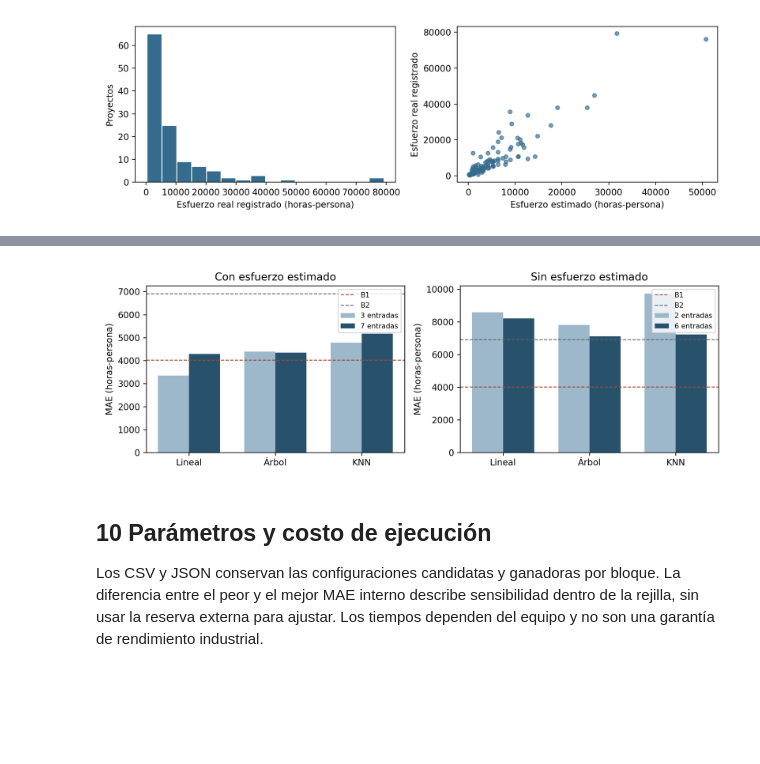
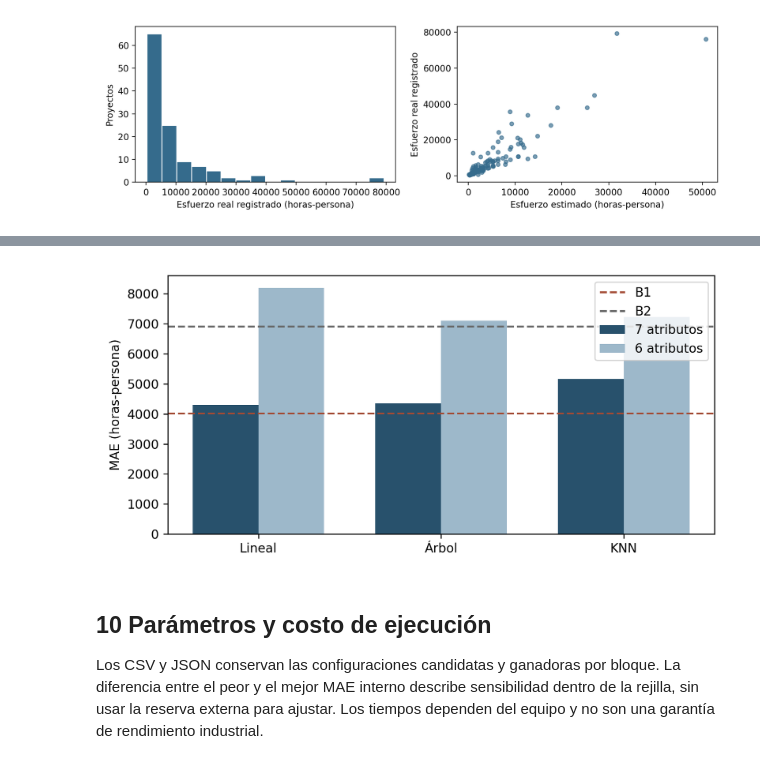
Before and after one commit to Gabr12l/ta-ia-grupo1-estimacion-esfuerzo-seera, a Jupyter notebook: Grupo1-TA-Experimentos.ipynb, the cells around one changed output, grey strips where cells are left out. Cells and saved outputs as stored; diff of their text form; code cells hidden in the pictures; blank space fills up the shorter version.

```diff
--- a/Grupo1-TA-Experimentos.ipynb
+++ b/Grupo1-TA-Experimentos.ipynb
@@ -190,7 +186,7 @@ def metrics(y,p):
 
 def run(data,out=None):
     out=Path(out or ROOT/'outputs'); out.mkdir(exist_ok=True,parents=True)
-    # Se fija la ampliación antes de calcular resultados.
+    # Se definen los conjuntos de predictores antes de calcular resultados.
     (out/'seleccion_predefinida.json').write_text(json.dumps(SELECTION,ensure_ascii=False,indent=2))
     start=time.perf_counter(); outer,labels=blocks(data,5)
     data[[ID,ORG]].assign(bloque=labels+1).to_csv(out/'particiones_externas.csv',index=False)
@@ -238,7 +234,7 @@ def run(data,out=None):
         'dimension_nominal_bruta':7,'variables_finales_no_es_optimo_garantizado':True,
         'plataforma':platform.platform(),'procesador':platform.processor(),'python':platform.python_version(),'numpy':np.__version__,'pandas':pd.__version__,'sklearn':sklearn.__version__,
         'segundos':time.perf_counter()-start,'errores':0,
-        'interpretacion':'Evaluación descriptiva retrospectiva. La ampliación fue fijada por contenido; no demuestra que sea el subconjunto óptimo ni utilidad temprana.'}
+        'interpretacion':'Evaluación descriptiva retrospectiva. El conjunto de siete atributos responde a criterios de contenido; no demuestra que sea el subconjunto óptimo ni utilidad temprana.'}
     (out/'auditoria.json').write_text(json.dumps(audit,ensure_ascii=False,indent=2))
     return summary,pred,audit
 
@@ -559,20 +549,16 @@ Las líneas de referencia pertenecen a los mismos proyectos. Las barras comparan
 # %%
-fig,axes=plt.subplots(1,2,figsize=(10,3.4))
+fig,ax=plt.subplots(figsize=(7,3.4))
 names=['lineal','arbol','knn']; xx=np.arange(3)
-for ax,with_e in zip(axes,[True,False]):
-    a,b=(3,7) if with_e else (2,6)
-    old=[summary.query('entradas==@a and modelo==@m').iloc[0].MAE for m in names]
-    new=[summary.query('entradas==@b and modelo==@m').iloc[0].MAE for m in names]
-    ax.bar(xx-.18,old,.36,label=f'{a} entradas',color='#9db8ca')
-    ax.bar(xx+.18,new,.36,label=f'{b} entradas',color='#28516c')
-    for ref,color in [('B1','#a34b35'),('B2','#666666')]:
-        ax.axhline(summary.query('modelo==@ref').iloc[0].MAE,color=color,ls='--',lw=1,label=ref)
-    ax.set_xticks(xx,['Lineal','Árbol','KNN']);ax.set_title('Con esfuerzo estimado' if with_e else 'Sin esfuerzo estimado')
-    ax.set_ylabel('MAE (horas-persona)');ax.legend(fontsize=8)
+for n,off,color in [(7,-.18,'#28516c'),(6,.18,'#9db8ca')]:
+    vals=[summary.query('entradas==@n and modelo==@m').iloc[0].MAE for m in names]
+    ax.bar(xx+off,vals,.36,label=f'{n} atributos',color=color)
+for ref,color in [('B1','#a34b35'),('B2','#666666')]:
+    ax.axhline(summary.query('modelo==@ref').iloc[0].MAE,color=color,ls='--',label=ref)
+ax.set_xticks(xx,['Lineal','Árbol','KNN']);ax.set_ylabel('MAE (horas-persona)');ax.legend()
 fig.tight_layout();fig.savefig(OUT/'comparacion_MAE.png',dpi=240)
 display(Image(filename=str(OUT/'comparacion_MAE.png')));plt.close(fig)
 # %% [output]
-[figure, old version]
+[figure, new version]
 # %% [markdown]
 ## 10 Parámetros y costo de ejecución
 Los CSV y JSON conservan las configuraciones candidatas y ganadoras por bloque. La diferencia entre el peor y el mejor MAE interno describe sensibilidad dentro de la rejilla, sin usar la reserva externa para ajustar. Los tiempos dependen del equipo y no son una garantía de rendimiento industrial.
```
Also changed, not shown: parts of 28 cells of this notebook, 35 other files.
